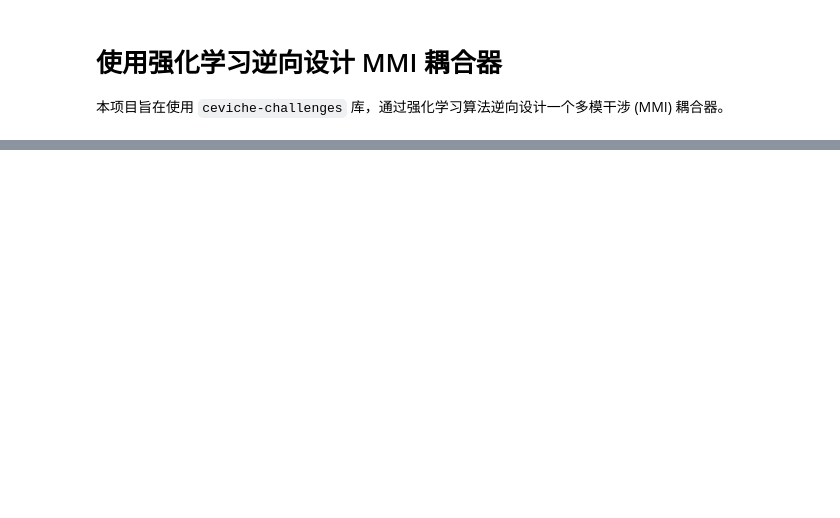
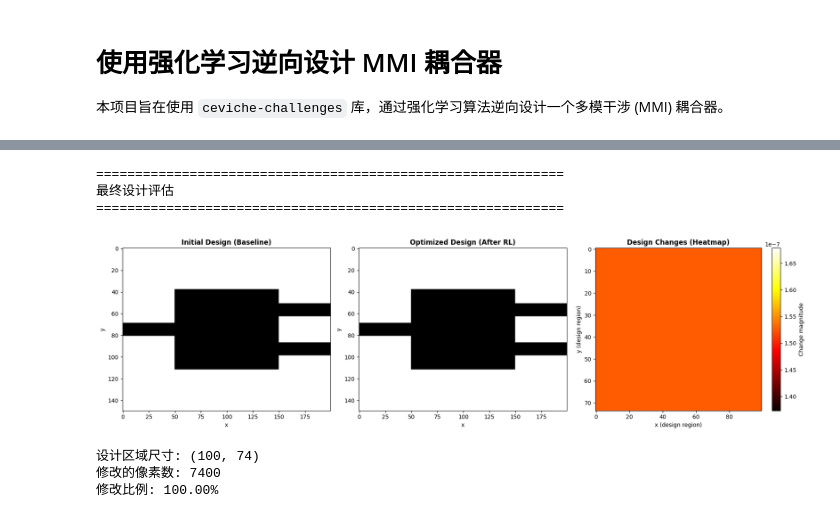
Before and after one commit to xsdgm/nixiangsheji, a Jupyter notebook: training/MMI.ipynb, the cells around one changed output, grey strips where cells are left out. Drawn from its saved outputs; the diff is of its cells as text; code cells hidden in the pictures; blank space fills up the shorter version.

```diff
--- a/training/MMI.ipynb
+++ b/training/MMI.ipynb
@@ -465,55 +431,14 @@ print(f"修改比例: {np.sum(difference > 0) / difference.size * 100:.2f}%")
 # %%
-# ==================== 最终设计评估与对比 ====================
-
-print("\n" + "=" * 60)
-print("最终设计评估")
-print("=" * 60)
-
-# 获取优化后的设计
-obs = vec_env.reset()
-optimized_design = env.state
-
-# 创建初始设计用于对比
-initial_design = np.ones((mmi_x_end - mmi_x_start, mmi_y_end - mmi_y_start)) * epsr_si
-
-# 设计对比可视化
-fig, axes = plt.subplots(1, 3, figsize=(18, 5))
-
-# 初始设计（完整结构）
-initial_epsr_full = np.ones((nx, ny)) * epsr_background
-initial_epsr_full[0:nx//4, input_wg_y_start:input_wg_y_end] = epsr_si
-initial_epsr_full[mmi_x_start:mmi_x_end, mmi_y_start:mmi_y_end] = epsr_si
-initial_epsr_full[3*nx//4:, output_wg1_y_start:output_wg1_y_end] = epsr_si
-initial_epsr_full[3*nx//4:, output_wg2_y_start:output_wg2_y_end] = epsr_si
-
-axes[0].imshow(np.sqrt(initial_epsr_full.T), cmap='Greys', aspect='auto')
-axes[0].set_title('Initial Design (Baseline)', fontsize=12, fontweight='bold')
-axes[0].set_xlabel('x')
-axes[0].set_ylabel('y')
-
-# 优化后的设计（完整结构）
-epsr_final = env.epsr_init.copy()
-epsr_final[mmi_x_start:mmi_x_end, mmi_y_start:mmi_y_end] = optimized_design
-
-axes[1].imshow(np.sqrt(epsr_final.T), cmap='Greys', aspect='auto')
-axes[1].set_title('Optimized Design (After RL)', fontsize=12, fontweight='bold')
-axes[1].set_xlabel('x')
-axes[1].set_ylabel('y')
-
-# 设计区域的变化
-difference = np.abs(optimized_design - initial_design)
-im = axes[2].imshow(difference.T, cmap='hot', aspect='auto')
-axes[2].set_title('Design Changes (Heatmap)', fontsize=12, fontweight='bold')
-axes[2].set_xlabel('x (design region)')
-axes[2].set_ylabel('y (design region)')
-plt.colorbar(im, ax=axes[2], label='Change magnitude')
-
-plt.tight_layout()
-plt.show()
-
-print(f"\n设计区域尺寸: {optimized_design.shape}")
-print(f"修改的像素数: {np.sum(difference > 0)}")
-print(f"修改比例: {np.sum(difference > 0) / difference.size * 100:.2f}%")
+# 此单元格已与上面的单元格合并，避免重复
+# 如需要重新运行评估，请运行上面的单元格
+# %% [output]
+============================================================
+最终设计评估
+============================================================
+[figure, added]
+设计区域尺寸: (100, 74)
+修改的像素数: 7400
+修改比例: 100.00%
 # %%
 # ==================== 电磁场仿真与性能评估 ====================
 
```
Also changed, not shown: parts of 8 cells of this notebook.
